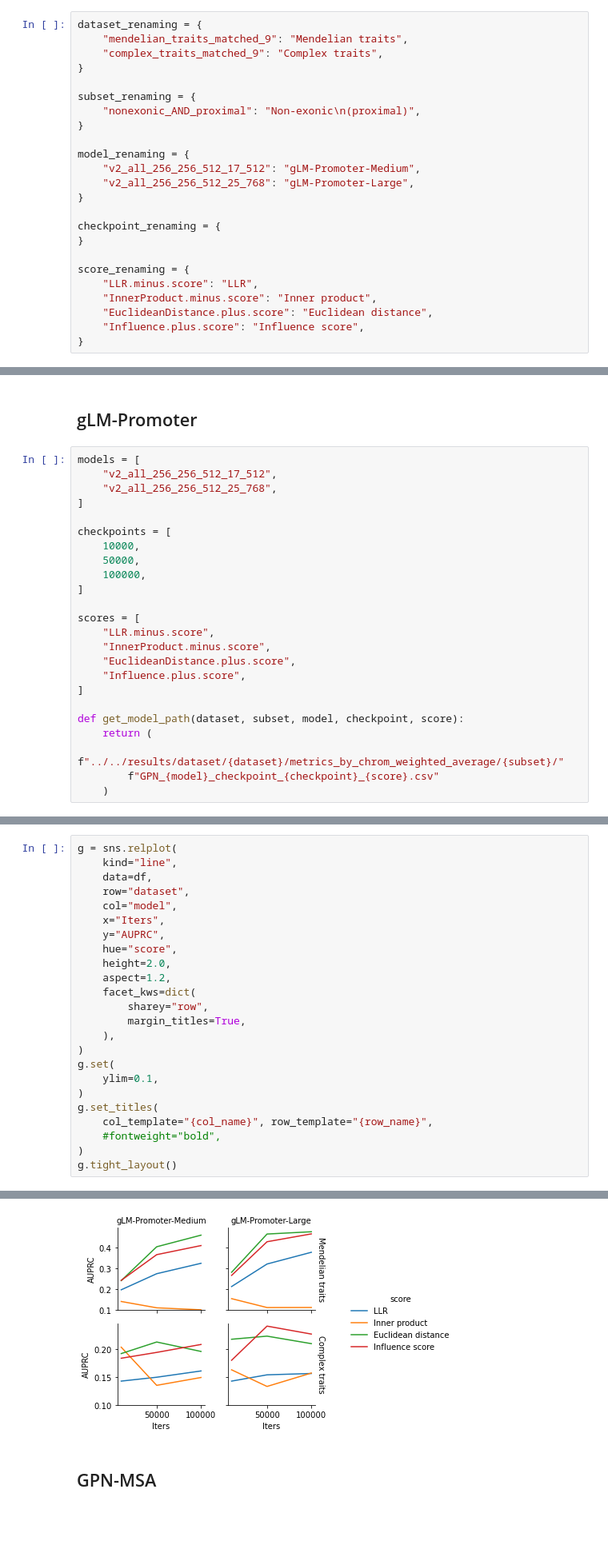
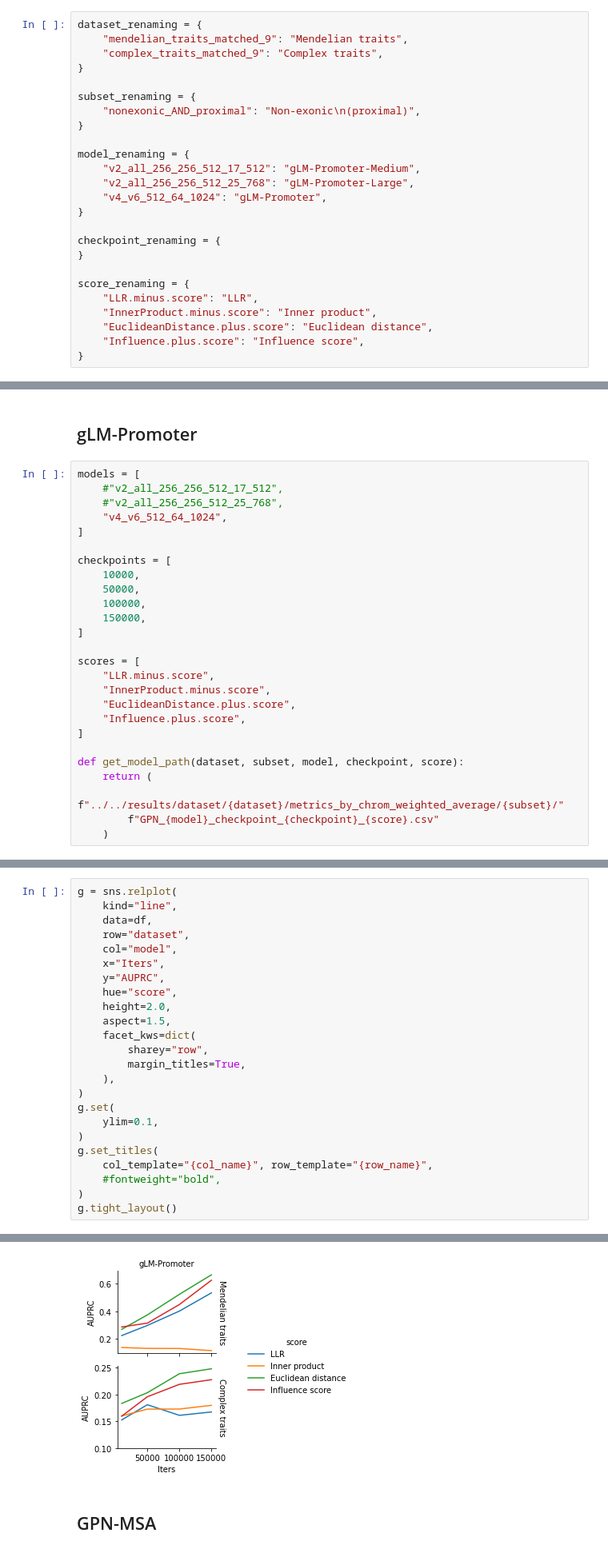
Before and after one commit to minjaf/TraitGym, a Jupyter notebook: workflow/notebooks/zero_shot_scores.ipynb, the cells around one changed output, grey strips where cells are left out. Shown at 80% size. Saved outputs shown, nothing was run; the diff lists cells and outputs as text; blank space fills up the shorter version.

Commit message:
Update plot

```diff
--- a/workflow/notebooks/zero_shot_scores.ipynb
+++ b/workflow/notebooks/zero_shot_scores.ipynb
@@ -16,6 +16,7 @@ subset_renaming = {
 model_renaming = {
     "v2_all_256_256_512_17_512": "gLM-Promoter-Medium",
     "v2_all_256_256_512_25_768": "gLM-Promoter-Large",
+    "v4_v6_512_64_1024": "gLM-Promoter",
 }
 
 checkpoint_renaming = {
@@ -40,14 +41,16 @@ subsets = [
 ## gLM-Promoter
 # %%
 models = [
-    "v2_all_256_256_512_17_512",
-    "v2_all_256_256_512_25_768",
+    #"v2_all_256_256_512_17_512",
+    #"v2_all_256_256_512_25_768",
+    "v4_v6_512_64_1024",
 ]
 
 checkpoints = [
     10000,
     50000,
     100000,
+    150000,
 ]
 
 scores = [
@@ -108,30 +111,30 @@ df
 # %%
 g = sns.relplot(
     kind="line",
     data=df,
     row="dataset",
     col="model",
     x="Iters",
     y="AUPRC",
     hue="score",
     height=2.0,
-    aspect=1.2,
+    aspect=1.5,
     facet_kws=dict(
         sharey="row",
         margin_titles=True,
     ),
 )
 g.set(
     ylim=0.1,
 )
 g.set_titles(
     col_template="{col_name}", row_template="{row_name}",
     #fontweight="bold",
 )
 g.tight_layout()
 # %% [output]
 <seaborn.axisgrid.FacetGrid at 0x...>
-[figure, old version]
+[figure, new version]
 # %% [markdown]
 ## GPN-MSA
 # %%
```
Also changed, not shown: parts of 1 cell of this notebook, 1 other file.
